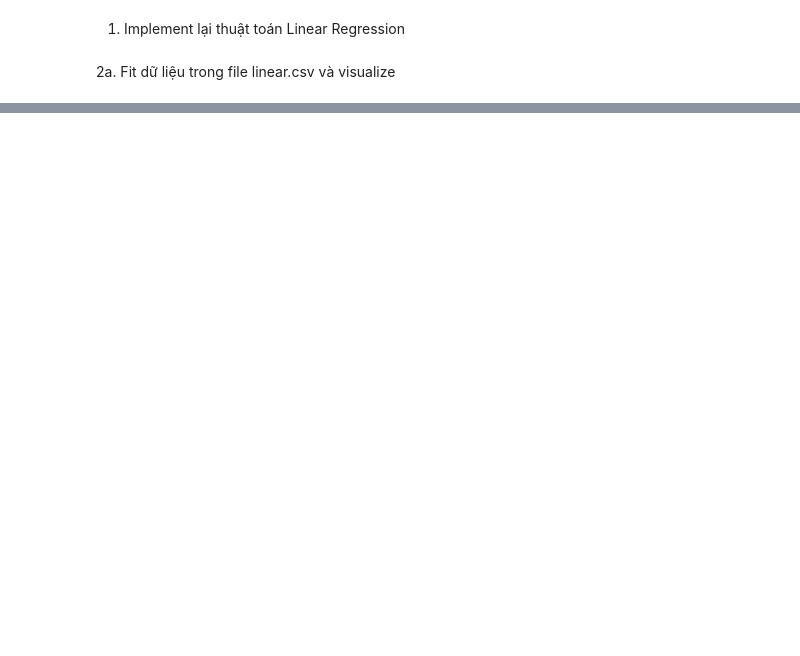
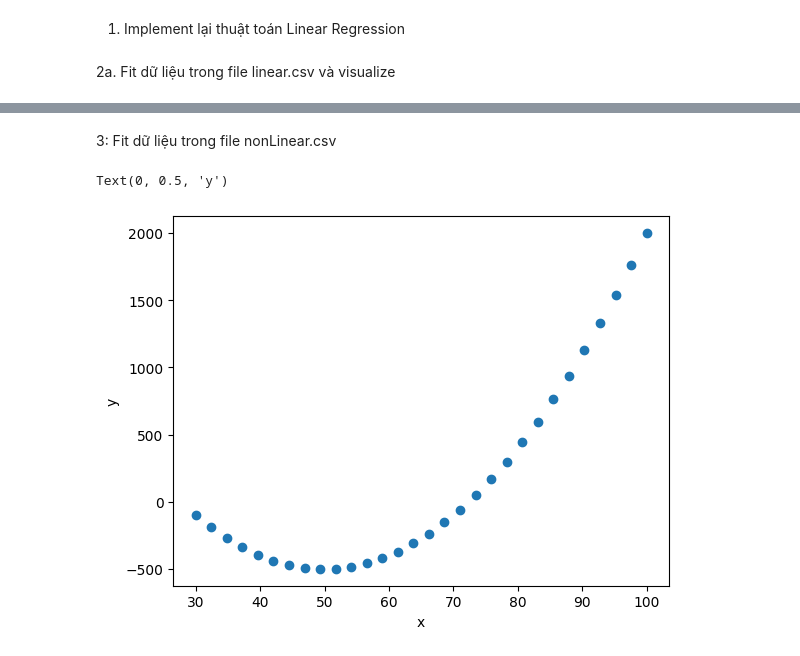
Before and after one commit to GiaHuy0704/Machine-Learning, a Jupyter notebook: Lab1/problem1-5.ipynb, the cells around one changed output, grey strips where cells are left out. Drawn from its saved outputs; the diff is of its cells as text; code cells hidden in the pictures; blank space fills up the shorter version.

```diff
--- a/Lab1/problem1-5.ipynb
+++ b/Lab1/problem1-5.ipynb
@@ -58,0 +85,13 @@ NameError: name 'x' is not defined
+# %% [markdown]
+3: Fit dữ liệu trong file nonLinear.csv
+# %%
+data = pd.read_csv('nonLinear.csv').values
+x = data[:, 0].reshape(-1, 1)
+y = data[:, 1].reshape(-1, 1)
+N = data.shape[0]
+plt.scatter(x, y)
+plt.xlabel('x')
+plt.ylabel('y')
+# %% [output]
+Text(0, 0.5, 'y')
+[figure, added]
```
Also changed, not shown: parts of 42 cells of this notebook.
